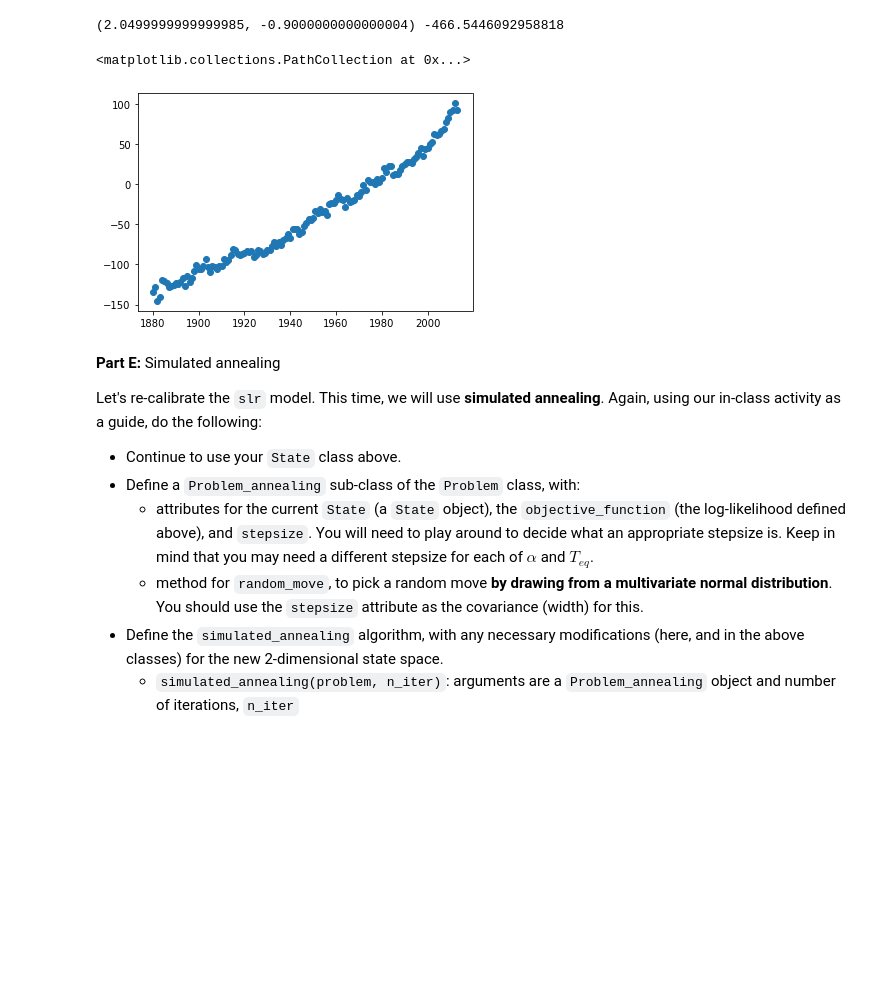
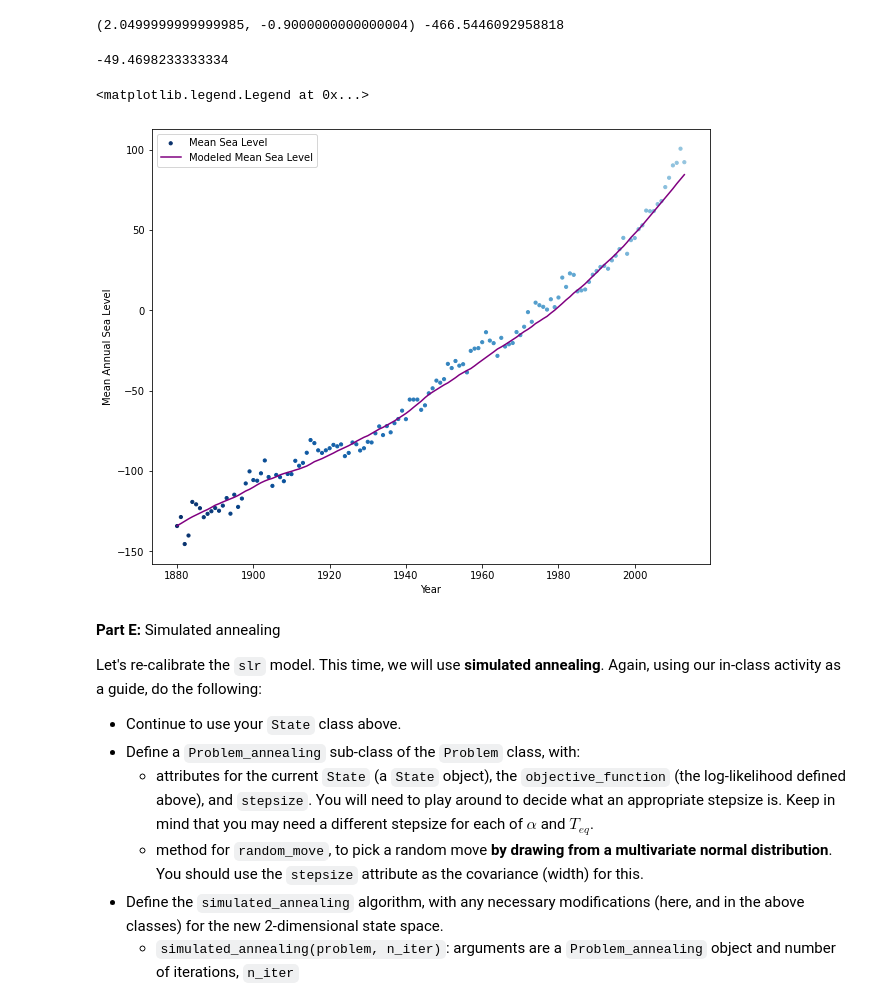
Before and after one commit to the-rich-piana/CSCI_AI, a Jupyter notebook: CSCI3202_HW8_Giuliano_Costa.ipynb, the cells around one changed output. Drawn from its saved outputs; the diff is of its cells as text; code cells hidden in the pictures; blank space fills up the shorter version.

```diff
--- a/CSCI3202_HW8_Giuliano_Costa.ipynb
+++ b/CSCI3202_HW8_Giuliano_Costa.ipynb
@@ -498,15 +467,31 @@ sea_problem = problem_hillclimb(initial=initial_state, objective_function=log_li
 #                                                    )
 # %%
 #log_likelihood(parameters=[3.4, -0.5])
-out = hill_climb(sea_problem, n_iter=50)
+out = hill_climb(sea_problem, n_iter=2000)
 print(out.node, out.value)
 # %% [output]
 (2.0499999999999985, -0.9000000000000004) -466.5446092958818
-# %%
-plt.scatter(x=year, y=sealevel)
-# %% [output]
-<matplotlib.collections.PathCollection at 0x...>
-[figure, removed]
+# %%
+# Your code here.
+slr_calibrated = slr(out.node[0], out.node[1], temperature)
+#calibrated_mean = np.mean(slr_level[81:111])
+
+
+#sea_normalized = []
+#for i in range(len(sealevel)):
+#    sea_normalized.append( slr_level[i]- slr90_mean)
+
+print(slr90_mean)
+plt.figure(figsize=(10,8))
+plt.ylabel("Mean Annual Sea Level")
+plt.xlabel("Year")
+plt.scatter(x=year, y=sealevel, label='Mean Sea Level',  s=10,c=plt.cm.Blues_r(np.linspace(0, 0.6, len(slr_level))))
+plt.plot(year, slr_calibrated, label='Modeled Mean Sea Level', c='purple')
+plt.legend(loc="upper left")
+# %% [output]
+-49.4698233333334
+<matplotlib.legend.Legend at 0x...>
+[figure, added]
 # %% [markdown]
 **Part E:**  Simulated annealing
 
```
Also changed, not shown: parts of 14 cells of this notebook, 4 other files.
